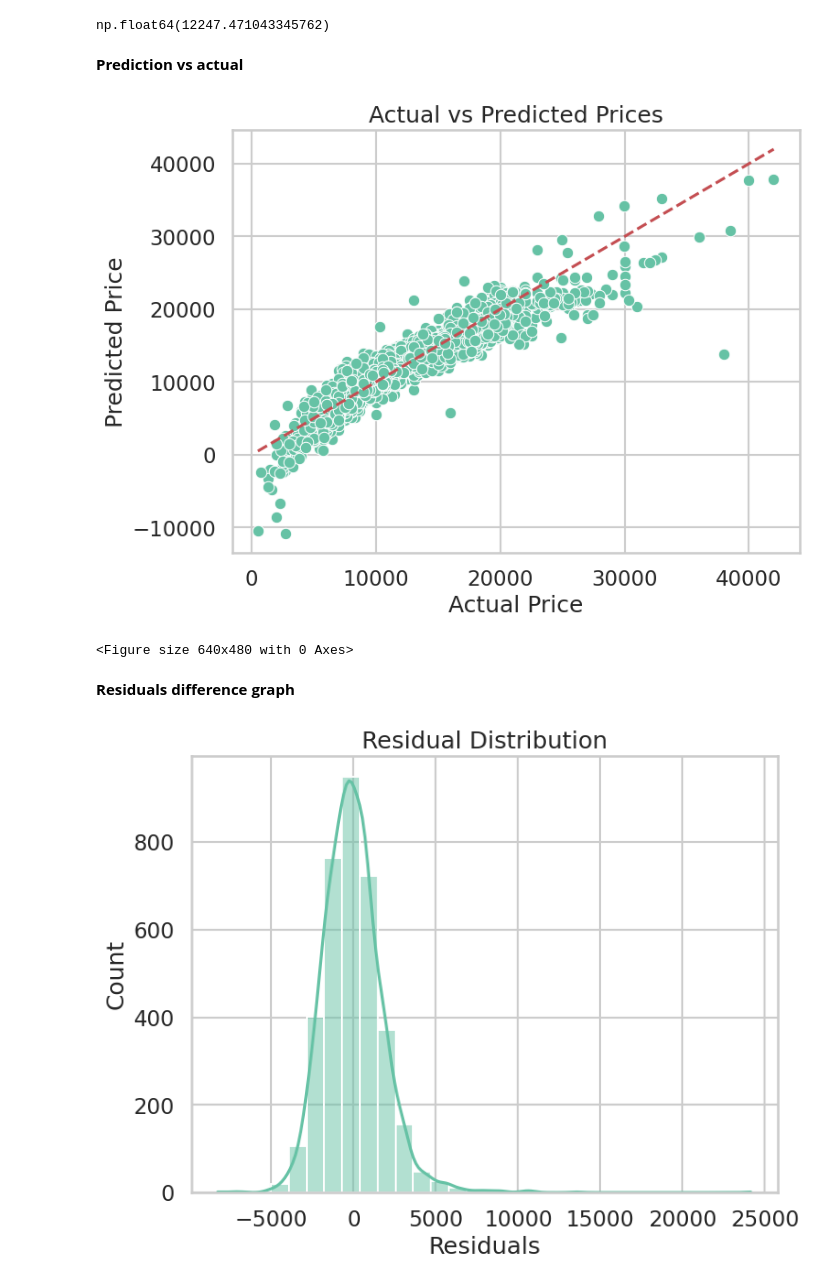
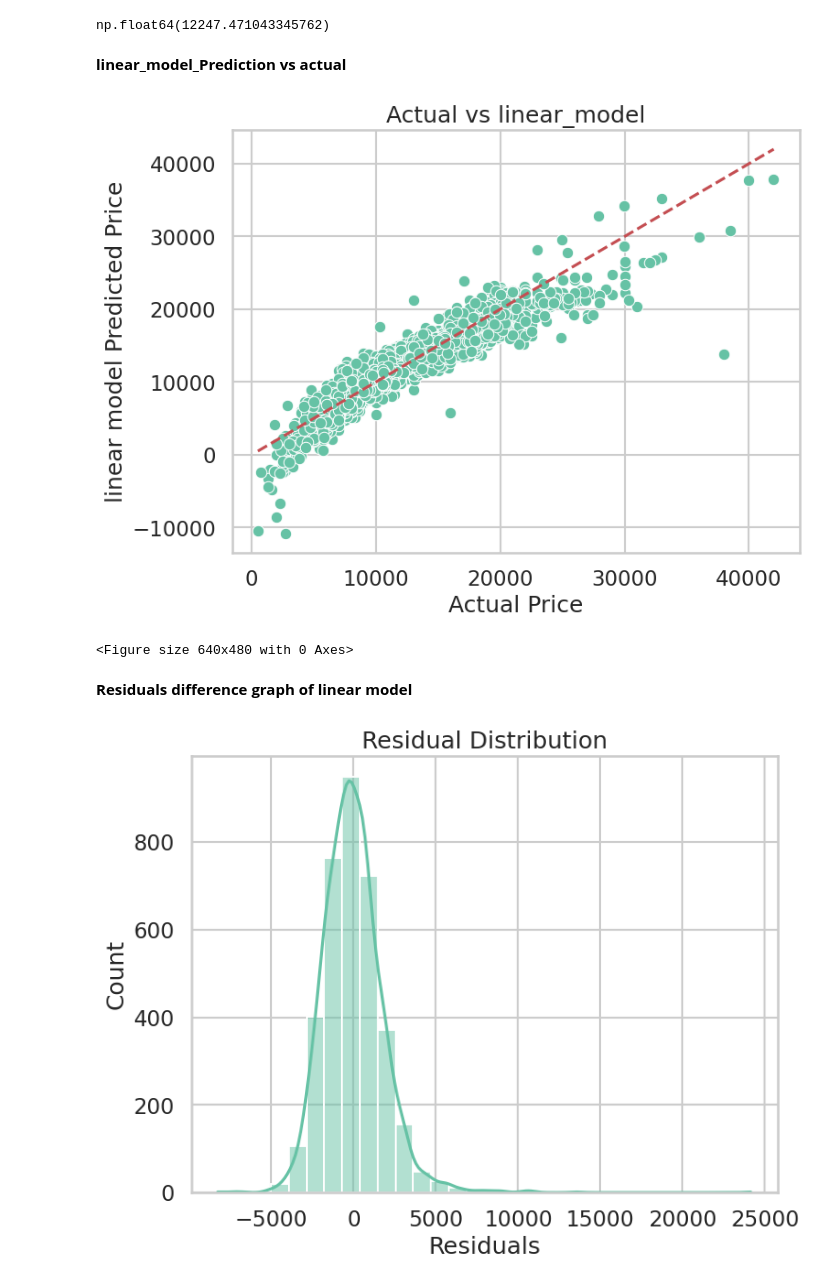
Before and after one commit to code-with-ayyan/Practice-Projects, a Jupyter notebook: Ford-car-price-prediction/ford.ipynb, the cells around one changed output. Saved outputs shown, nothing was run; the diff lists cells and outputs as text; code cells hidden in the pictures.

```diff
--- a/Ford-car-price-prediction/ford.ipynb
+++ b/Ford-car-price-prediction/ford.ipynb
@@ -398,13 +399,13 @@ X_test
 # %%
 from sklearn.linear_model import LinearRegression
 # %%
-model = LinearRegression()
+linear_model = LinearRegression()
 
-model.fit(X_train, y_train)
+linear_model.fit(X_train, y_train)
 # %% [output]
 LinearRegression()
 # %%
-prediction = model.predict(X_test)
+linear_model_prediction = linear_model.predict(X_test)
 # %%
 comparison_df = pd.DataFrame({
     'Actual Price': y_test,
@@ -464,23 +466,23 @@ np.mean(prediction)
 # %% [output]
 np.float64(12247.471043345762)
 # %% [markdown]
-**Prediction vs actual**
+**linear_model_Prediction vs actual**
 # %%
 plt.figure(figsize=(8, 6))
-sns.scatterplot(x=y_test, y=prediction)
+sns.scatterplot(x=y_test, y=linear_model_prediction)
 plt.xlabel('Actual Price')
-plt.ylabel('Predicted Price')
-plt.title('Actual vs Predicted Prices')
+plt.ylabel('linear model Predicted Price')
+plt.title('Actual vs linear_model')
 plt.plot(
     [y_test.min(), y_test.max()],
     [y_test.min(), y_test.max()],
     'r--'
 )
 plt.show()
-plt.savefig('actual_vs_predicted_prices.png')
+plt.savefig('actual_vs_linear_model.png')
 # %% [output]
-[figure, old version]
+[figure, new version]
 <Figure size 640x480 with 0 Axes>
 # %% [markdown]
-**Residuals difference graph**
+**Residuals difference graph of linear model**
 # %%
```
Also changed, not shown: parts of 25 cells of this notebook, 6 other files.
